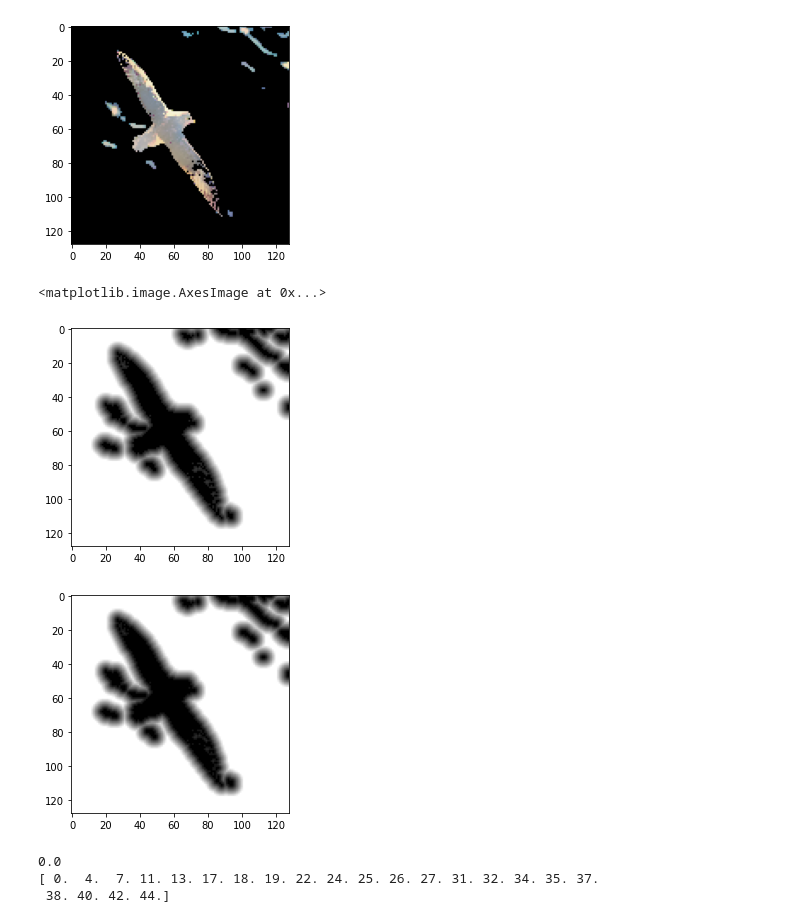
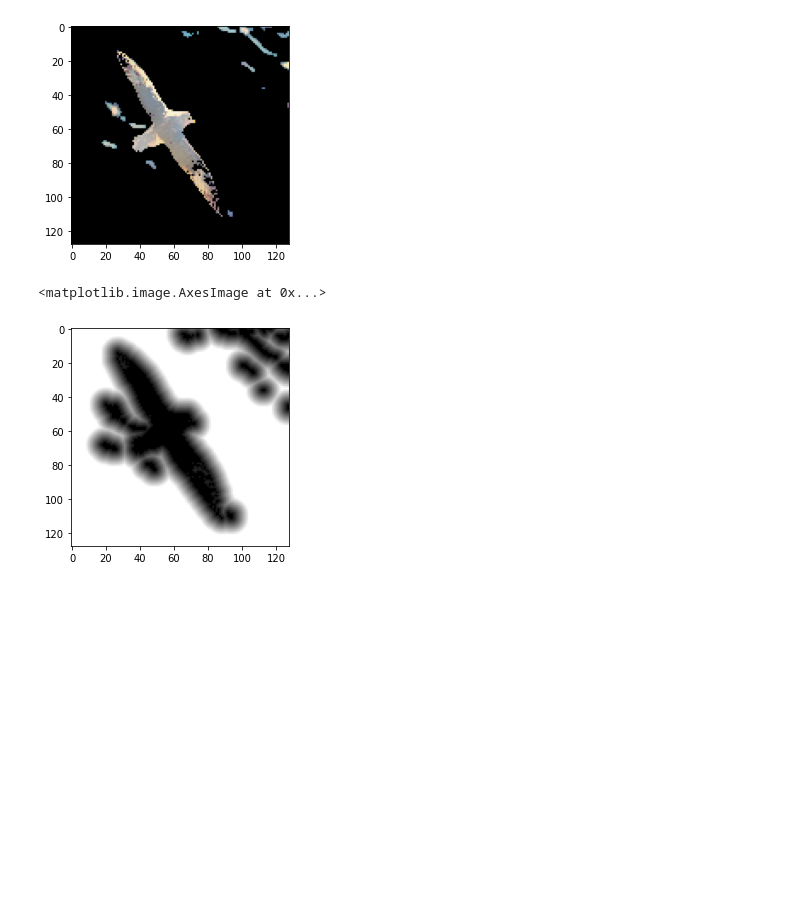
Before and after one commit to soham2109/CS-663-Assignments, a Jupyter notebook: assignment-3-segmentation/3/code/Q3.ipynb, the cells around one changed output. Cells and saved outputs as stored; diff of their text form; code cells hidden in the pictures; blank space fills up the shorter version.

```diff
--- a/assignment-3-segmentation/3/code/Q3.ipynb
+++ b/assignment-3-segmentation/3/code/Q3.ipynb
@@ -264,18 +263,18 @@ print(len(unique_intensities))
 [figure]
 [figure]
 # %%
-print(result2.shape)
-print(((sort[-1][0])**3)*0.05)
-r,col,d = result2.shape
-result_copy = np.zeros_like(result2)
-for i in range(r):
-    for j in range(col):
-        a,b,c = result_copy[i,j,:]
-        #print(a*b*c)
-        if a*b*c<=(((sort[0][0])**3)):
-            result_copy[i,j,:] = 0
+# print(result2.shape)
+# print(((sort[-1][0])**3)*0.05)
+# r,col,d = result2.shape
+# result_copy = np.zeros_like(result2)
+# for i in range(r):
+#     for j in range(col):
+#         a,b,c = result_copy[i,j,:]
+#         #print(a*b*c)
+#         if a*b*c<=(((sort[0][0])**3)):
+#             result_copy[i,j,:] = 0
 
-plt.imshow(result_copy)
+# plt.imshow(result_copy)
 # %% [output]
 (128, 128, 3)
 0.001441497428714634
@@ -314,38 +313,33 @@ plt.imshow(masked_img)
 # %%
 # find distance from the background to foreground
 masked_image_distance = np.zeros_like(masked_img)
-masked_image_kern_sizes = np.zeros_like(masked_img)
+masked_image_kern_sizes = np.ones_like(masked_img)*5
 
 kern_size = lambda sigma: int(round(((sigma-0.8)/0.3+1)*2+1 )) if sigma >0.8 else 0
 
 for i in tqdm(range(r)):
     for j in range(c):
         distance_min = 9999999
         for k in foreground_pixels:
             if ((i-k[0])**2+(j-k[1])**2)<distance_min**2:
                 distance_min = np.sqrt((i-k[0])**2+(j-k[1])**2)
                 masked_image_distance[i,j,:] = distance_min
-                masked_image_kern_sizes[i,j,:] = kern_size(distance_min)
-        if distance_min>=6.99:
-            masked_image_distance[i,j,:] = 6.99
-            masked_image_kern_sizes[i,j,:] = kern_size(6.99)
+                #masked_image_kern_sizes[i,j,:] = kern_size(distance_min)
+        if distance_min>=10:
+            masked_image_distance[i,j,:] = 10
+            #masked_image_kern_sizes[i,j,:] = kern_size(6.99)
 
 
 plt.figure()
 plt.imshow(masked_image_distance/masked_image_distance.max())
-plt.figure()
-plt.imshow(masked_image_kern_sizes/masked_image_kern_sizes.max())
+# plt.figure()
+# plt.imshow(masked_image_kern_sizes/masked_image_kern_sizes.max())
 # %% [output]
 <matplotlib.image.AxesImage at 0x...>
-[figure, old version]
+[figure, new version]
-[figure, removed]
 # %%
-print(np.min(masked_image_kern_sizes))
-print(np.unique(masked_image_kern_sizes))
+# print(np.min(masked_image_kern_sizes))
+# print(np.unique(masked_image_kern_sizes))
-# %% [output]
-0.0
-[ 0.  4.  7. 11. 13. 17. 18. 19. 22. 24. 25. 26. 27. 31. 32. 34. 35. 37.
- 38. 40. 42. 44.]
 # %%
 from numpy import sqrt,e,power,linspace,outer,pi
 
```
Also changed, not shown: parts of 4 cells of this notebook.
